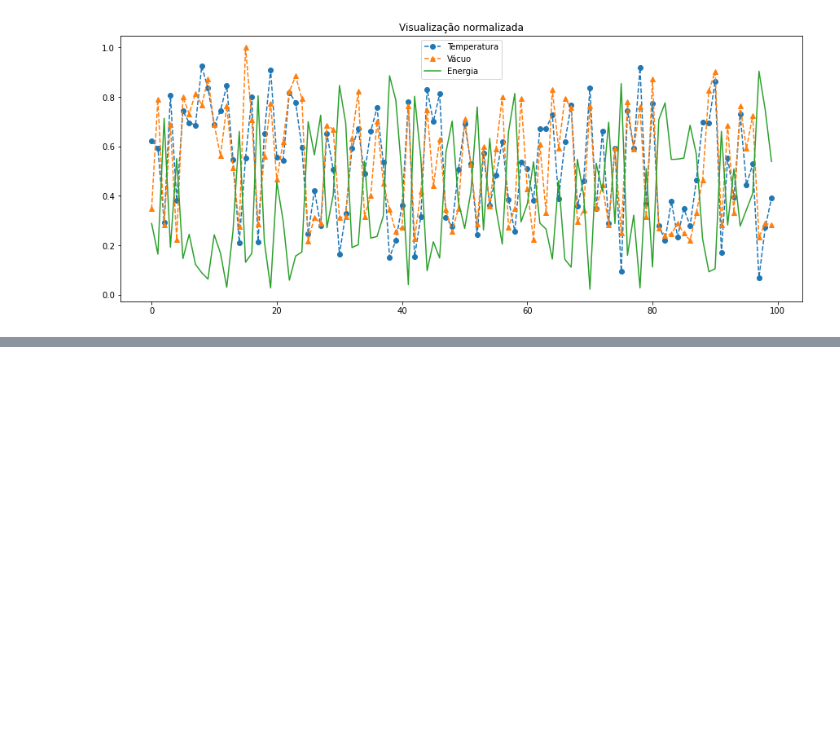
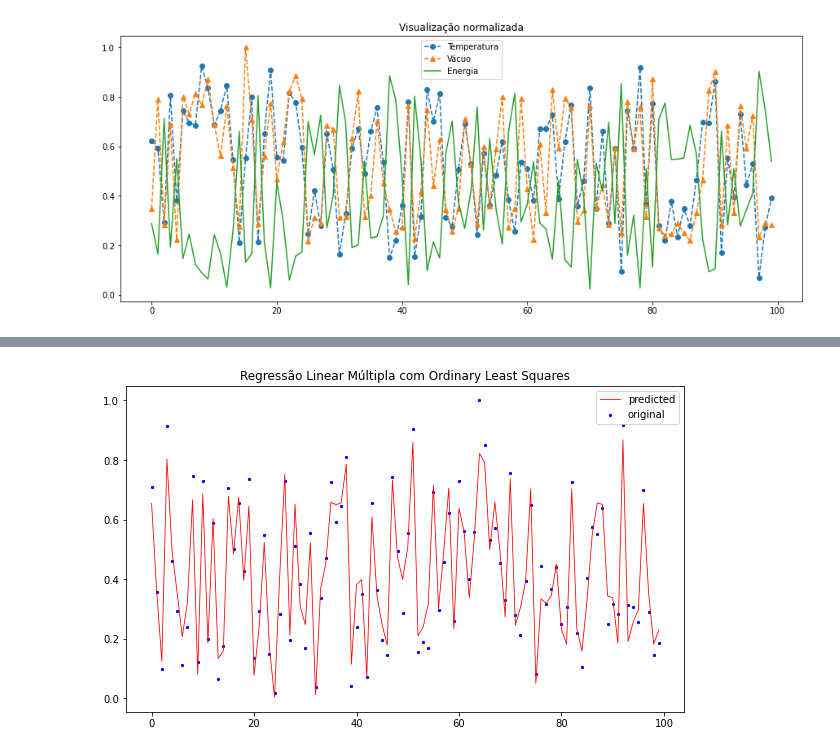
Before and after one commit to thiago9864/mineracao_dados, a Jupyter notebook: trabalho_6/trabalho_6_dupla_20.ipynb, the cells around one changed output, grey strips where cells are left out. Cells and saved outputs as stored; diff of their text form; code cells hidden in the pictures; blank space fills up the shorter version.

```diff
--- a/trabalho_6/trabalho_6_dupla_20.ipynb
+++ b/trabalho_6/trabalho_6_dupla_20.ipynb
@@ -102,0 +131,6 @@ plt.show()
+# %%
+from sklearn.model_selection import train_test_split
+X = df_norm.drop(columns='energia')
+y = df_norm['energia']
+
+xtrain, xtest, ytrain, ytest = train_test_split(X, y, test_size=0.30,random_state= 20200301)
@@ -102,0 +142,14 @@ plt.show()
+# %%
+import statsmodels.api as sm
+#A Regressão linear só funciona quando temos uma variável dependente e outra independente
+#como temos mais de uma variável independente, precisamos utilizar o um modelo de regressão linear múltipla
+
+# é necessário adicionar uma constante a matriz X
+X_sm = sm.add_constant(xtest)
+# OLS vem de Ordinary Least Squares e o método fit irá treinar o modelo
+results = sm.OLS(ytest, X_sm,end=True).fit()
+# mostrando as estatísticas do modelo
+print(results.summary())
+# mostrando as previsões para o mesmo conjunto passado
+y_res = results.predict(X_sm)
+ytest_csv['RegMult'] = y_res
@@ -102,0 +174,10 @@ plt.show()
+# %%
+plt.figure(figsize=(10,6))
+x_ax = range(len(xtest))
+plt.scatter(x_ax[:100],ytest[:100], s=5, color="blue", label="original")
+plt.plot(x_ax[:100], y_res[:100], lw=0.8, color="red", label="predicted")
+plt.title('Regressão Linear Múltipla com Ordinary Least Squares')
+plt.legend()
+plt.show()
+# %% [output]
+[figure, added]
```
Also changed, not shown: parts of 14 cells of this notebook, 1 other file.
